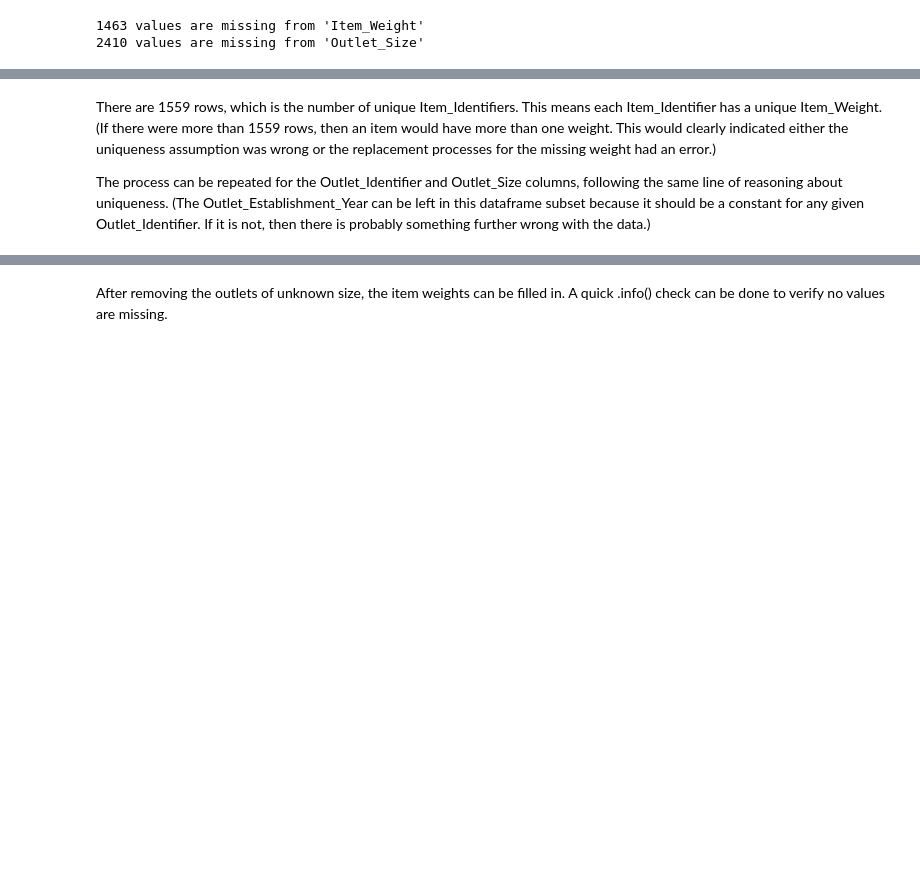
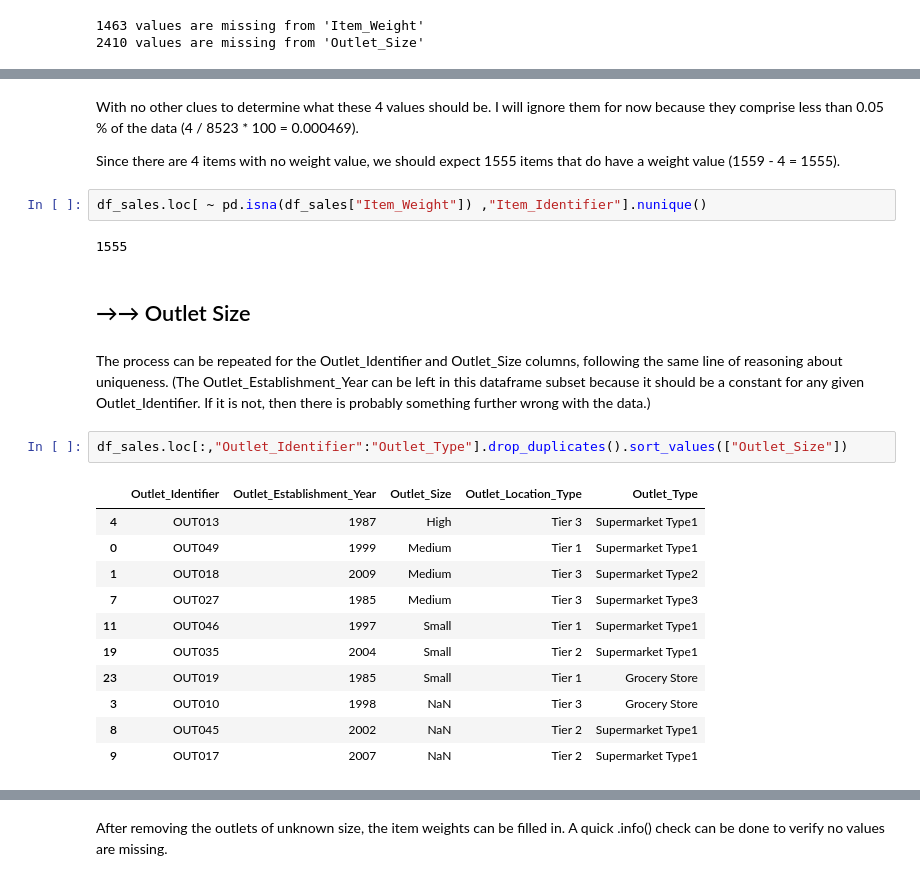
Before and after one commit to bngrossmann/food-sales-predictions, a Jupyter notebook: food_sales_predition.ipynb, the cells around one changed output, grey strips where cells are left out. Drawn from its saved outputs; the diff is of its cells as text; blank space fills up the shorter version.

```diff
--- a/food_sales_predition.ipynb
+++ b/food_sales_predition.ipynb
@@ -196,4 +271,26 @@ df_sales.sort_values(["Item_Identifier","Item_Weight"]).loc[:,"Item_Identifier":
+# %% [markdown]
+With no other clues to determine what these 4 values should be. I will ignore them for now because they comprise less than 0.05 % of the data (4 / 8523 * 100 = 0.000469).
+
+Since there are 4 items with no weight value, we should expect 1555 items that do have a weight value (1559 - 4 = 1555).
+# %%
+df_sales.loc[ ~ pd.isna(df_sales["Item_Weight"]) ,"Item_Identifier"].nunique()
+# %% [output]
+1555
+# %% [markdown]
+## →→ Outlet Size
 # %% [markdown]
-There are 1559 rows, which is the number of unique Item_Identifiers. This means each Item_Identifier has a unique Item_Weight. (If there were more than 1559 rows, then an item would have more than one weight. This would clearly indicated either the uniqueness assumption was wrong or the replacement processes for the missing weight had an error.)
-
 The process can be repeated for the Outlet_Identifier and Outlet_Size columns, following the same line of reasoning about uniqueness. (The Outlet_Establishment_Year can be left in this dataframe subset because it should be a constant for any given Outlet_Identifier. If it is not, then there is probably something further wrong with the data.)
+# %%
+df_sales.loc[:,"Outlet_Identifier":"Outlet_Type"].drop_duplicates().sort_values(["Outlet_Size"])
+# %% [output]
+|  | Outlet_Identifier | Outlet_Establishment_Year | Outlet_Size | Outlet_Location_Type | Outlet_Type |
+| 4 | OUT013 | 1987 | High | Tier 3 | Supermarket Type1 |
+| 0 | OUT049 | 1999 | Medium | Tier 1 | Supermarket Type1 |
+| 1 | OUT018 | 2009 | Medium | Tier 3 | Supermarket Type2 |
+| 7 | OUT027 | 1985 | Medium | Tier 3 | Supermarket Type3 |
+| 11 | OUT046 | 1997 | Small | Tier 1 | Supermarket Type1 |
+| 19 | OUT035 | 2004 | Small | Tier 2 | Supermarket Type1 |
+| 23 | OUT019 | 1985 | Small | Tier 1 | Grocery Store |
+| 3 | OUT010 | 1998 | NaN | Tier 3 | Grocery Store |
+| 8 | OUT045 | 2002 | NaN | Tier 2 | Supermarket Type1 |
+| 9 | OUT017 | 2007 | NaN | Tier 2 | Supermarket Type1 |
```
Also changed, not shown: parts of 43 cells of this notebook.
